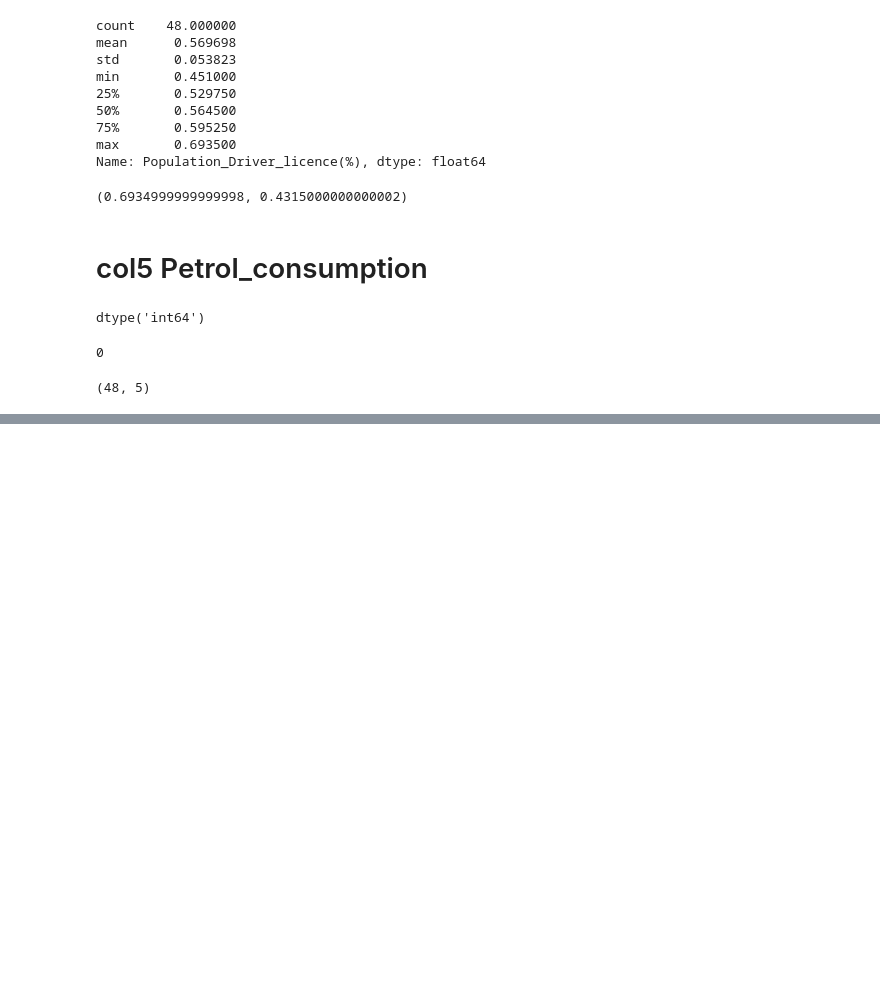
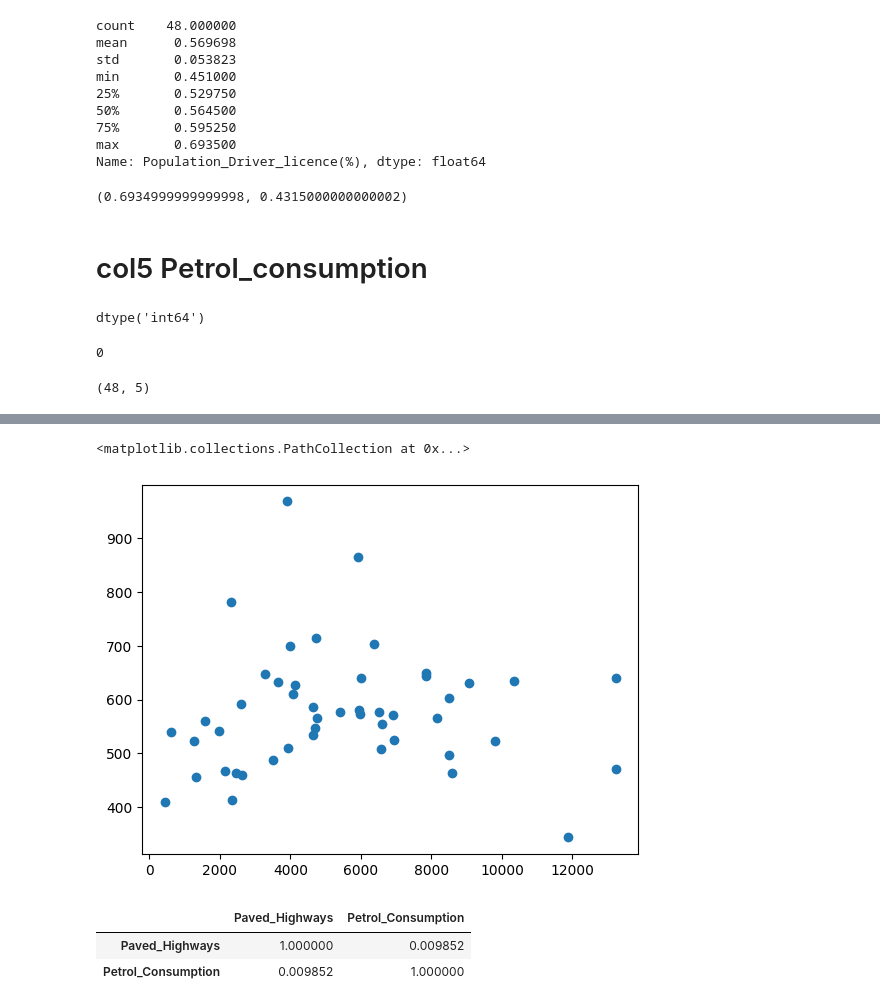
Before and after one commit to neelakandanoj/Python, a Jupyter notebook: MachineLearniing/LinearRegresson/petrol.ipynb, the cells around one changed output, grey strips where cells are left out. Cells and saved outputs as stored; diff of their text form; code cells hidden in the pictures; blank space fills up the shorter version.

```diff
--- a/MachineLearniing/LinearRegresson/petrol.ipynb
+++ b/MachineLearniing/LinearRegresson/petrol.ipynb
@@ -192,0 +289,11 @@ df.shape
+# %%
+plt.scatter(x=df['Paved_Highways'],y=df['Petrol_Consumption'])
+# %% [output]
+<matplotlib.collections.PathCollection at 0x...>
+[figure, added]
+# %%
+df[['Paved_Highways','Petrol_Consumption']].corr()
+# %% [output]
+|  | Paved_Highways | Petrol_Consumption |
+| Paved_Highways | 1.000000 | 0.009852 |
+| Petrol_Consumption | 0.009852 | 1.000000 |
```
Also changed, not shown: parts of 21 cells of this notebook, 1 other file.
